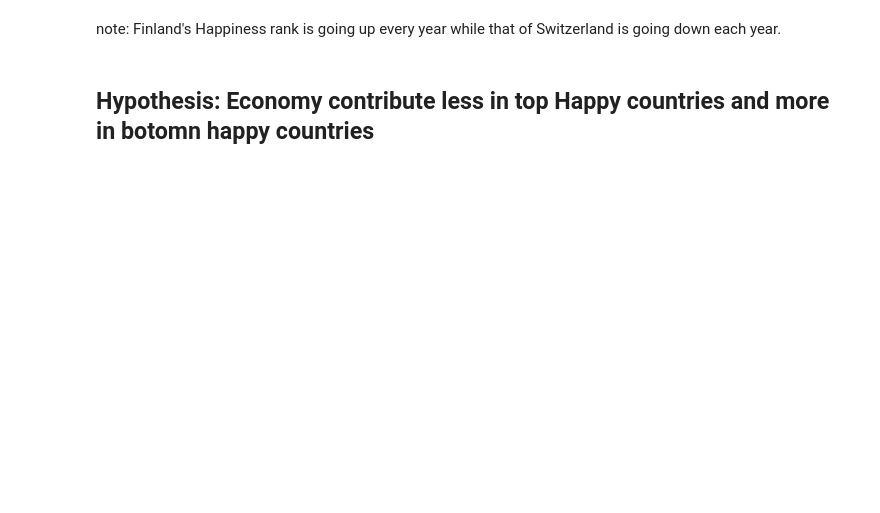
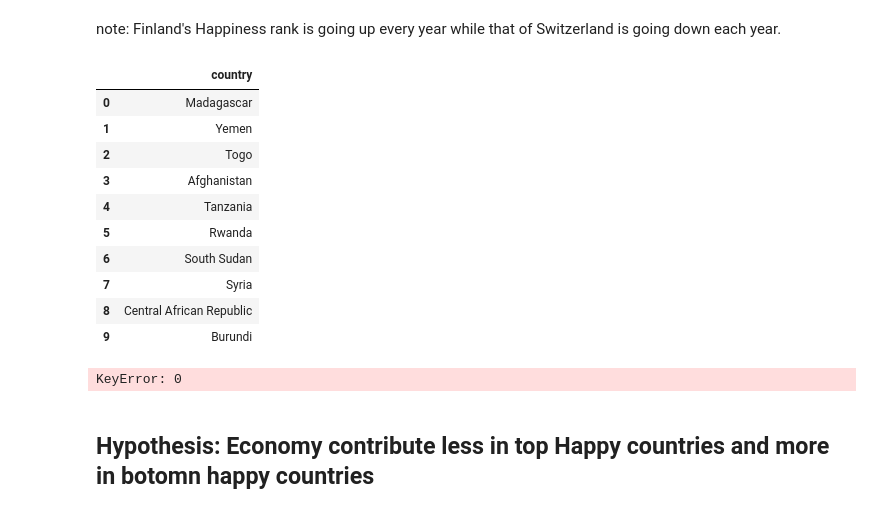
Before and after one commit to nguye453/ucsd_bootcamp_project1, a Jupyter notebook: March23-Copy1.ipynb, the cells around one changed output. Drawn from its saved outputs; the diff is of its cells as text; code cells hidden in the pictures; blank space fills up the shorter version.

```diff
--- a/March23-Copy1.ipynb
+++ b/March23-Copy1.ipynb
@@ -261,2 +271,35 @@ year_change_df.plot.bar()
 # %% [markdown]
 note: Finland's Happiness rank is going up every year while that of Switzerland is going down each year.
+# %%
+botomn_country_list=botomn_ten["Country"].tolist()
+year_change_botomn_df=pd.DataFrame(columns=["country"])
+year_change_botomn_df["country"]=botomn_country_list
+year_change_botomn_df
+# %% [output]
+|  | country |
+| 0 | Madagascar |
+| 1 | Yemen |
+| 2 | Togo |
+| 3 | Afghanistan |
+| 4 | Tanzania |
+| 5 | Rwanda |
+| 6 | South Sudan |
+| 7 | Syria |
+| 8 | Central African Republic |
+| 9 | Burundi |
+# %%
+year_list=[2015,2016,2017,2018,2019]
+
+for country in botomn_country_list:
+
+    Country_data=clean_data.loc[(clean_data["Country"]==country)]
+    for year in year_list:
+        year_data=Country_data.loc[Country_data["Year"]==year]
+        index=botomn_country_list.index(country)
+        #year_change_df.loc[index,year]=year_data["Happiness Rank"].iloc[0]
+        year_data=year_data.reset_index()
+        year_change_botomn_df.loc[index,year]=year_data.loc[0,"Happiness Rank"]
+
+year_change_botomn_df=year_change_botomn_df.set_index("country")
+# %% [output]
+KeyError: 0
```
Also changed, not shown: parts of 14 cells of this notebook, 1 other file.
